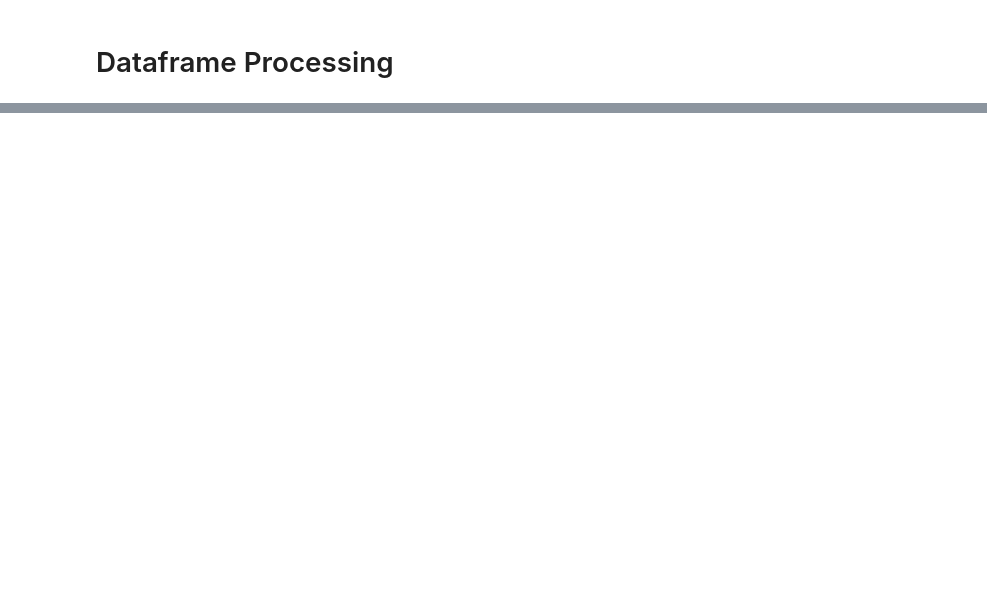
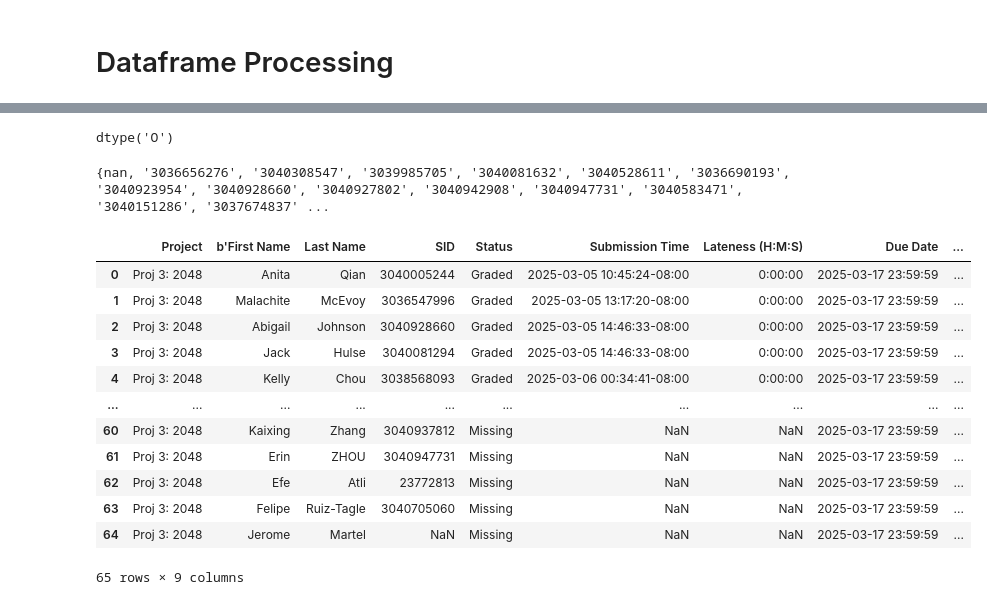
Before and after one commit to AFA-Tooling/remind, a Jupyter notebook: gradesync_input/df_processing.ipynb, the cells around one changed output, grey strips where cells are left out. Drawn from its saved outputs; the diff is of its cells as text; code cells hidden in the pictures; blank space fills up the shorter version.

```diff
--- a/gradesync_input/df_processing.ipynb
+++ b/gradesync_input/df_processing.ipynb
@@ -28,0 +93,13 @@ NameError: name '__file__' is not defined
+# %%
+# Iterate through the project3_filtered_df, and for each row, add on the due date based on joining the project3_filtered_df and the deadlines_df
+def get_due_date(row):
+    # Get the project name from the row
+    project_name = row['Project']
+
+    # Get the due date from the deadlines_df
+    due_date = deadlines_df.loc[deadlines_df['project'] == project_name, 'due'].values[0]
+
+    return due_date
+
+project3_filtered_df['Due Date'] = project3_filtered_df.apply(get_due_date, axis=1)
+project3_filtered_df
@@ -28,0 +125,9 @@ NameError: name '__file__' is not defined
+# %%
+# Import datetime to compare the difference in times
+import datetime
+
+# Convert the 'Submission Time' and 'Due Date' columns to datetime objects
+project3_filtered_df['Submission Time'] = pd.to_datetime(project3_filtered_df['Submission Time'], format='%Y-%m-%d %H:%M:%S')
+project3_filtered_df['Due Date'] = pd.to_datetime(project3_filtered_df['Due Date'], format='%Y-%m-%d %H:%M:%S')
+
+project3_filtered_df
@@ -28,0 +164,3 @@ NameError: name '__file__' is not defined
+# %%
+notification_frequency_df.rename(columns={'sid': 'SID'}, inplace=True)
+notification_frequency_df.head()
@@ -28,0 +174,4 @@ NameError: name '__file__' is not defined
+# %%
+# Convert the SID column in notification_frequency_df to an object
+notification_frequency_df = notification_frequency_df.astype({'SID': 'object'})
+notification_frequency_df.head()
@@ -28,0 +185,40 @@ NameError: name '__file__' is not defined
+# %%
+# Get the type of the 'SID' column in project3_filtered_df
+sid_type = notification_frequency_df['SID'].dtype
+sid_type
+# %% [output]
+dtype('O')
+# %%
+# Get the difference between SID in the two dataframes
+def get_sid_difference(df1, df2):
+    # Get the SIDs from both dataframes
+    df1_sids = set(df1['SID'])
+    df2_sids = set(df2['SID'])
+
+    # Get the difference between the two sets
+    sid_difference = df1_sids - df2_sids
+
+    return sid_difference
+
+sid_difference = get_sid_difference(project3_filtered_df, notification_frequency_df)
+print(sid_difference)
+# %% [output]
+{nan, '3036656276', '3040308547', '3039985705', '3040081632', '3040528611', '3036690193', '3040923954', '3040928660', '3040927802', '3040942908', '3040947731', '3040583471', '3040151286', '3037674837' ...
+# %%
+# Merge the project3_filtered_df and notification_frequency_df on the 'SID' column
+merged_df = pd.merge(project3_filtered_df, notification_frequency_df, on='SID', how='left')
+merged_df
+# %% [output]
+|  | Project | b'First Name | Last Name | SID | Status | Submission Time | Lateness (H:M:S) | Due Date | ... |
+| 0 | Proj 3: 2048 | Anita | Qian | 3040005244 | Graded | 2025-03-05 10:45:24-08:00 | 0:00:00 | 2025-03-17 23:59:59 | ... |
+| 1 | Proj 3: 2048 | Malachite | McEvoy | 3036547996 | Graded | 2025-03-05 13:17:20-08:00 | 0:00:00 | 2025-03-17 23:59:59 | ... |
+| 2 | Proj 3: 2048 | Abigail | Johnson | 3040928660 | Graded | 2025-03-05 14:46:33-08:00 | 0:00:00 | 2025-03-17 23:59:59 | ... |
+| 3 | Proj 3: 2048 | Jack | Hulse | 3040081294 | Graded | 2025-03-05 14:46:33-08:00 | 0:00:00 | 2025-03-17 23:59:59 | ... |
+| 4 | Proj 3: 2048 | Kelly | Chou | 3038568093 | Graded | 2025-03-06 00:34:41-08:00 | 0:00:00 | 2025-03-17 23:59:59 | ... |
+| ... | ... | ... | ... | ... | ... | ... | ... | ... | ... |
+| 60 | Proj 3: 2048 | Kaixing | Zhang | 3040937812 | Missing | NaN | NaN | 2025-03-17 23:59:59 | ... |
+| 61 | Proj 3: 2048 | Erin | ZHOU | 3040947731 | Missing | NaN | NaN | 2025-03-17 23:59:59 | ... |
+| 62 | Proj 3: 2048 | Efe | Atli | 23772813 | Missing | NaN | NaN | 2025-03-17 23:59:59 | ... |
+| 63 | Proj 3: 2048 | Felipe | Ruiz-Tagle | 3040705060 | Missing | NaN | NaN | 2025-03-17 23:59:59 | ... |
+| 64 | Proj 3: 2048 | Jerome | Martel | NaN | Missing | NaN | NaN | 2025-03-17 23:59:59 | ... |
+65 rows × 9 columns
```
Also changed, not shown: parts of 26 cells of this notebook, 4 other files.
